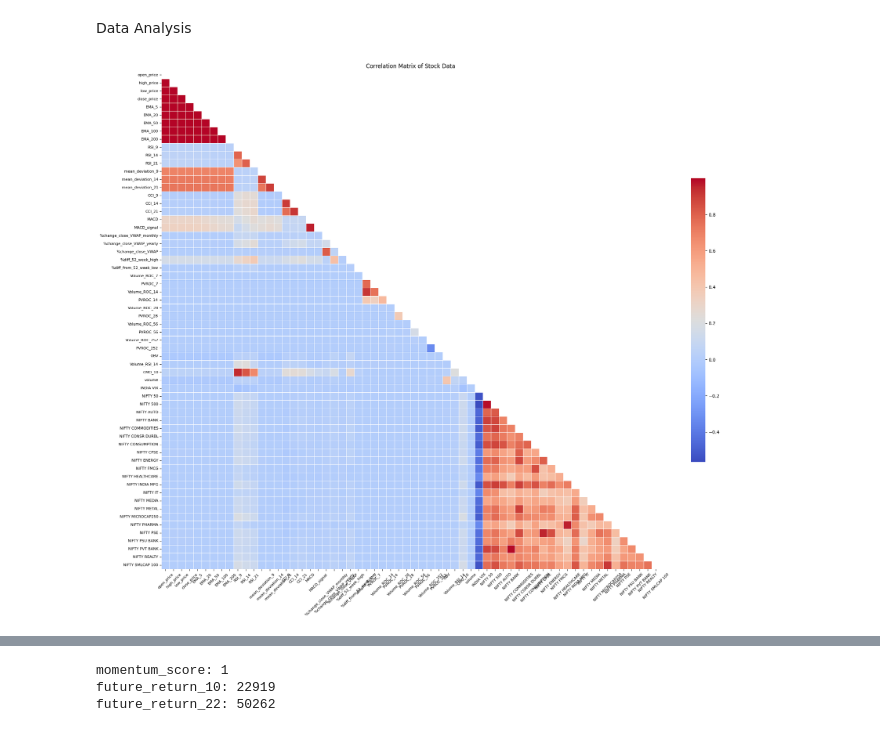
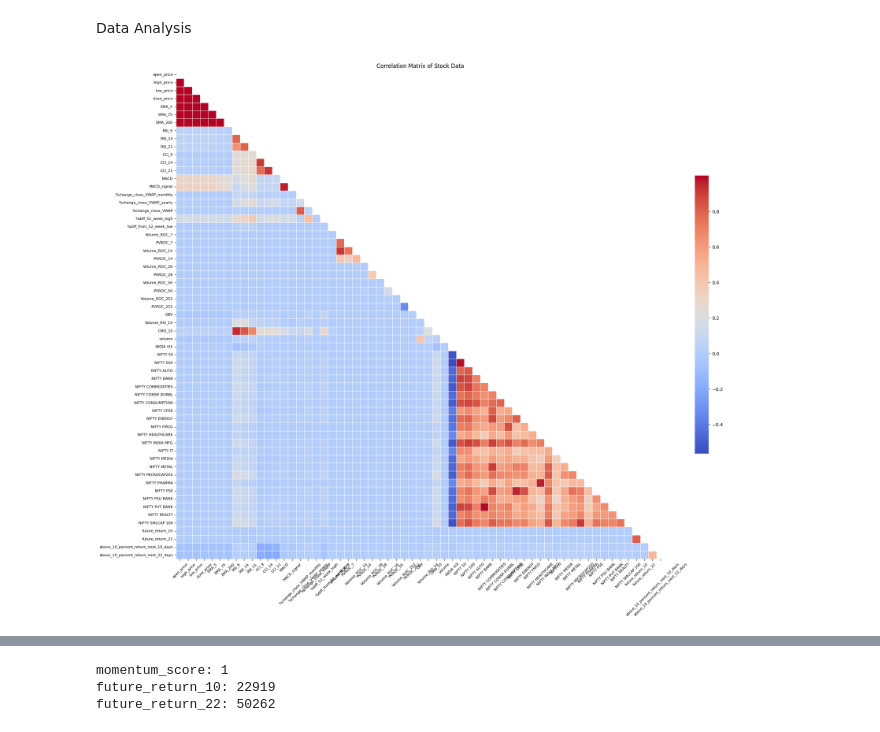
Before and after one commit to maulikam/portfolio-service, a Jupyter notebook: _analysis.ipynb, the cells around one changed output, grey strips where cells are left out. Drawn from its saved outputs; the diff is of its cells as text; code cells hidden in the pictures.

```diff
--- a/_analysis.ipynb
+++ b/_analysis.ipynb
@@ -383,11 +381,11 @@ merged_df['timestamps'] = pd.to_datetime(merged_df['timestamps'])
 merged_df = merged_df.sort_values(by=['instrument_token', 'timestamps'])
 
 # Calculate EMA for the specified periods for each 'instrument_token'
-ema_periods = [5, 20, 50, 100, 200]
+ema_periods = [5, 75, 200]
 for period in ema_periods:
     column_name = f'EMA_{period}'
     merged_df[column_name] = merged_df.groupby('instrument_token')['close_price'].transform(lambda x: x.ewm(span=period, adjust=True).mean())
 
 # Display the first few rows to confirm the new columns
-print(merged_df[['timestamps', 'instrument_token', 'close_price', 'EMA_5', 'EMA_20', 'EMA_50', 'EMA_100', 'EMA_200']].tail())
+print(merged_df[['timestamps', 'instrument_token', 'close_price', 'EMA_5', 'EMA_75', 'EMA_200']].tail())
 # %% [output]
@@ -648,0 +583,30 @@ instrument_token
+# %%
+
+
+# Assuming merged_df is already defined and includes 'timestamps', 'instrument_token', 'close_price', and 'volume'
+
+# Preprocessing to ensure the data is sorted properly
+merged_df = merged_df.sort_values(by=['instrument_token', 'timestamps'])
+
+# Define a function to calculate percentage changes from VWAP without storing VWAP values in the DataFrame
+def calculate_percentage_changes(group):
+    # Calculate VWAP within the group but don't store in the DataFrame
+    VWAP_weekly = (group['close_price'] * group['volume']).rolling(window=5).sum() / group['volume'].rolling(window=5).sum()
+    VWAP_monthly = (group['close_price'] * group['volume']).rolling(window=21).sum() / group['volume'].rolling(window=21).sum()
+    VWAP_yearly = (group['close_price'] * group['volume']).rolling(window=252).sum() / group['volume'].rolling(window=252).sum()
+
+    # Calculate and store percentage changes directly in the group DataFrame
+    group['%change_close_VWAP_monthly'] = ((group['close_price'] - VWAP_monthly) / VWAP_monthly) * 100
+    group['%change_close_VWAP_yearly'] = ((group['close_price'] - VWAP_yearly) / VWAP_yearly) * 100
+
+    # Replace potential infinite values with NaN in percentage changes
+    group['%change_close_VWAP_monthly'].replace([np.inf, -np.inf], np.nan, inplace=True)
+    group['%change_close_VWAP_yearly'].replace([np.inf, -np.inf], np.nan, inplace=True)
+
+    return group
+
+# Apply the function to each group to calculate and add percentage changes
+merged_df = merged_df.groupby('instrument_token').apply(calculate_percentage_changes)
+
+# Display the last few rows to confirm the new columns
+print(merged_df[['timestamps', 'instrument_token', 'close_price', 'volume', '%change_close_VWAP_monthly', '%change_close_VWAP_yearly']].tail())
@@ -997,8 +1034,8 @@ Chunk size: 797935 rows
 # Define the list of indicators to be used for momentum score calculation
 # List of all columns for which you want to calculate the correlation
 indicators = [
-    'EMA_5', 'EMA_20', 'EMA_50', 'EMA_100', 'EMA_200',
-              'RSI_9', 'RSI_14', 'RSI_21', 'mean_deviation_9', 'mean_deviation_14', 'mean_deviation_21',
+    'EMA_5', 'EMA_75', 'EMA_200',
+              'RSI_9', 'RSI_14', 'RSI_21',
     'CCI_9', 'CCI_14', 'CCI_21', 'MACD', 'MACD_signal',
            '%change_close_VWAP_monthly', '%change_close_VWAP_yearly', '%change_close_VWAP',
               '%diff_52_week_high', '%diff_from_52_week_low',
@@ -1083,8 +1137,8 @@ import matplotlib.pyplot as plt
 
 # List of all columns for which you want to calculate the correlation
 columns = ['open_price', 'high_price', 'low_price', 'close_price',
-    'EMA_5', 'EMA_20', 'EMA_50', 'EMA_100', 'EMA_200',
-              'RSI_9', 'RSI_14', 'RSI_21', 'mean_deviation_9', 'mean_deviation_14', 'mean_deviation_21',
+    'EMA_5', 'EMA_75', 'EMA_200',
+              'RSI_9', 'RSI_14', 'RSI_21',
     'CCI_9', 'CCI_14', 'CCI_21', 'MACD', 'MACD_signal',
 
            '%change_close_VWAP_monthly', '%change_close_VWAP_yearly', '%change_close_VWAP',
@@ -1094,32 +1148,33 @@ columns = ['open_price', 'high_price', 'low_price', 'close_price',
     'CMO_10', 'volume',
     'INDIA VIX', 'NIFTY 50', 'NIFTY 500',
        'NIFTY AUTO', 'NIFTY BANK',
        'NIFTY COMMODITIES', 'NIFTY CONSR DURBL', 'NIFTY CONSUMPTION',
        'NIFTY CPSE', 'NIFTY ENERGY',
        'NIFTY FMCG',
        'NIFTY HEALTHCARE', 'NIFTY INDIA MFG',
         'NIFTY IT',
        'NIFTY MEDIA', 'NIFTY METAL', 'NIFTY MICROCAP250',
        'NIFTY PHARMA', 'NIFTY PSE', 'NIFTY PSU BANK', 'NIFTY PVT BANK',
-       'NIFTY REALTY',  'NIFTY SMLCAP 100']
+       'NIFTY REALTY',  'NIFTY SMLCAP 100', 'future_return_10', 'future_return_22',
+           'above_10_percent_return_next_10_days', 'above_10_percent_return_next_22_days']
 
 # Calculate correlations among the selected columns
 correlations = merged_df[columns].corr()
 
 # Plotting the correlation matrix
 plt.figure(figsize=(24, 22))  # Adjust size to better fit the increased number of variables
 mask = np.triu(np.ones_like(correlations, dtype=bool))
 sns.heatmap(correlations, mask=mask, cmap='coolwarm', square=True, linewidths=.5, cbar_kws={"shrink": .5})
 plt.xticks(rotation=45, fontsize=8)  # Adjust font size as needed
 plt.yticks(fontsize=8)
 plt.title("Correlation Matrix of Stock Data")
 plt.show()
 
 
 
 # Analyze the correlations to identify potential trading opportunities
 # For example, if two indicators are highly correlated, you might consider using one as a confirmation for the other when making trading decisions.
 
 # Perform other statistical analysis as needed, such as calculating standard deviations, skewness, and kurtosis.
 # %% [output]
-[figure, old version]
+[figure, new version]
```
Also changed, not shown: parts of 36 cells of this notebook, 18 other files.
